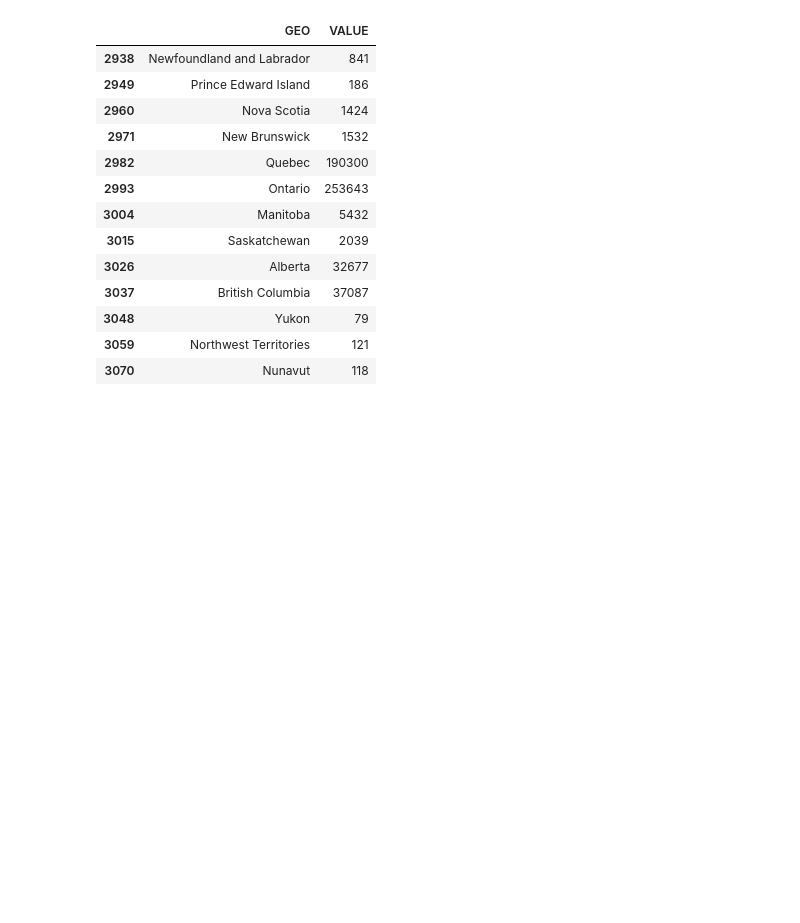
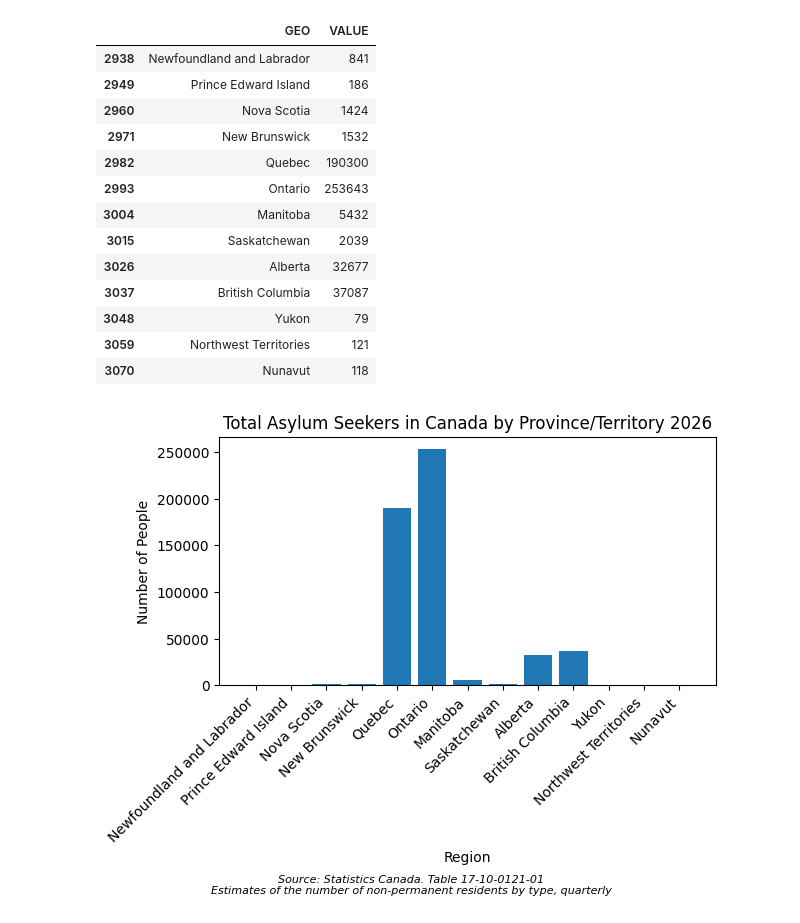
Before and after one commit to yrmo/gcinfo, a Jupyter notebook: non-permanent-asylum-province-2021-present.ipynb, the cells around one changed output. Cells and saved outputs as stored; diff of their text form; code cells hidden in the pictures; blank space fills up the shorter version.

Commit message:
Add plot of total asylum seekers by province/territory in 2026

```diff
--- a/non-permanent-asylum-province-2021-present.ipynb
+++ b/non-permanent-asylum-province-2021-present.ipynb
@@ -104,3 +105,27 @@ df_region_2026_04_total_asylum[["GEO", "VALUE"]]
 | 3048 | Yukon | 79 |
 | 3059 | Northwest Territories | 121 |
 | 3070 | Nunavut | 118 |
+# %%
+fig, ax = plt.subplots()
+
+ax.bar(df_region_2026_04_total_asylum["GEO"], df_region_2026_04_total_asylum["VALUE"])
+
+ax.set_title("Total Asylum Seekers in Canada by Province/Territory 2026")
+ax.set_xlabel("Region")
+ax.set_ylabel("Number of People")
+
+plt.xticks(rotation=45, ha="right")
+plt.subplots_adjust(bottom=0.3)
+
+plt.figtext(
+    0.5, -0.03,
+    "Source: Statistics Canada. Table 17-10-0121-01\nEstimates of the number of non-permanent residents by type, quarterly",
+    ha="center",
+    fontsize=8,
+    style="italic"
+)
+
+plt.tight_layout()
+plt.show()
+# %% [output]
+[figure, added]
```
Also changed, not shown: parts of 1 cell of this notebook.
